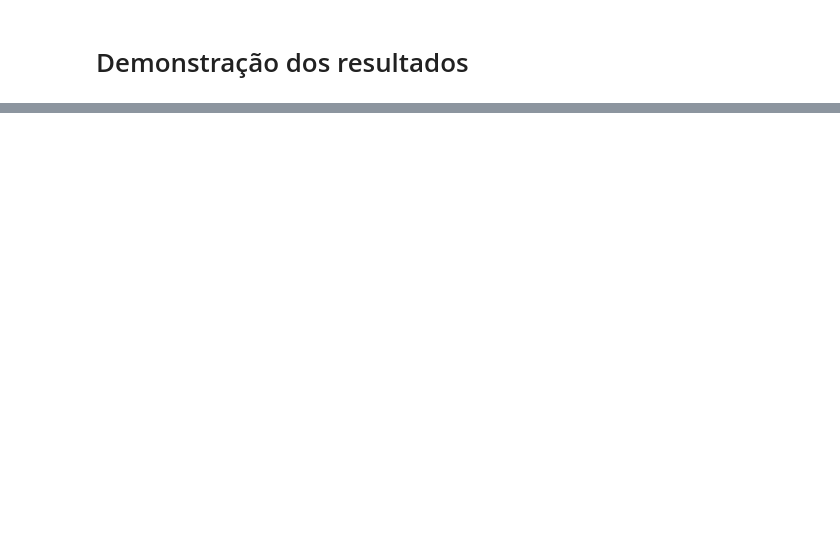
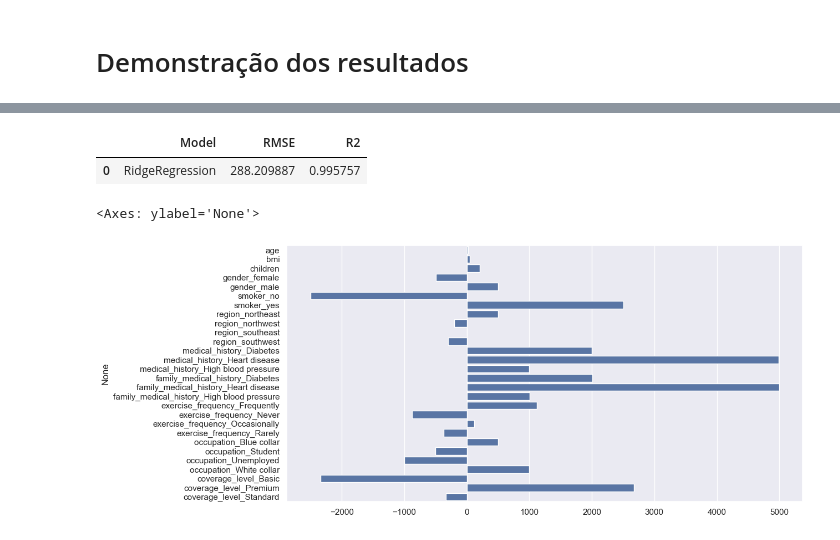
Before and after one commit to matheus-emuniz/tech_challenge_1, a Jupyter notebook: tech_challenge_final.ipynb, the cells around one changed output, grey strips where cells are left out. Drawn from its saved outputs; the diff is of its cells as text; code cells hidden in the pictures; blank space fills up the shorter version.

```diff
--- a/tech_challenge_final.ipynb
+++ b/tech_challenge_final.ipynb
@@ -339,17 +319,12 @@ RMSE: 290.1878553880762
 ##### Ridge
 # %%
 from sklearn.linear_model import Ridge
+from sklearn.model_selection import GridSearchCV, KFold
+
+param_grid = {'alpha':[1e-15,1e-10,1e-8,1e-3,1e-2,1,5,10,20,30,35,40,45,50,55,100]}
 
 ridge_model = Ridge()
 
-cv_scores = cross_validate(ridge_model, X_train, y_train, cv=KFold(n_splits=5, shuffle=True, random_state=42), scoring=['r2', 'neg_root_mean_squared_error'])
-
-r2 = cv_scores['test_r2'].mean()
-rmse = abs(cv_scores['test_neg_root_mean_squared_error'].mean())
-
-print(f"Ridge Regression Model Performance:")
-print(f"R2: {r2}")
-print(f"RMSE: {rmse}")
-
-add_result("RidgeRegression", rmse, r2)
+ridge_grid = GridSearchCV(ridge_model, param_grid, cv=KFold(n_splits=5, shuffle=True, random_state=42), scoring='neg_root_mean_squared_error', refit=True)
+ridge_grid.fit(X_train, y_train)
 # %% [output]
@@ -491,0 +408,11 @@ results_df.head()
+# %%
+best_model = results_df.loc[results_df['RMSE'] == results_df['RMSE'].min()]
+best_model
+# %% [output]
+|  | Model | RMSE | R2 |
+| 0 | RidgeRegression | 288.209887 | 0.995757 |
+# %%
+sns.barplot(x=ridge_grid.best_estimator_.coef_, y=X.columns)
+# %% [output]
+<Axes: ylabel='None'>
+[figure, added]
```
Also changed, not shown: parts of 17 cells of this notebook.
